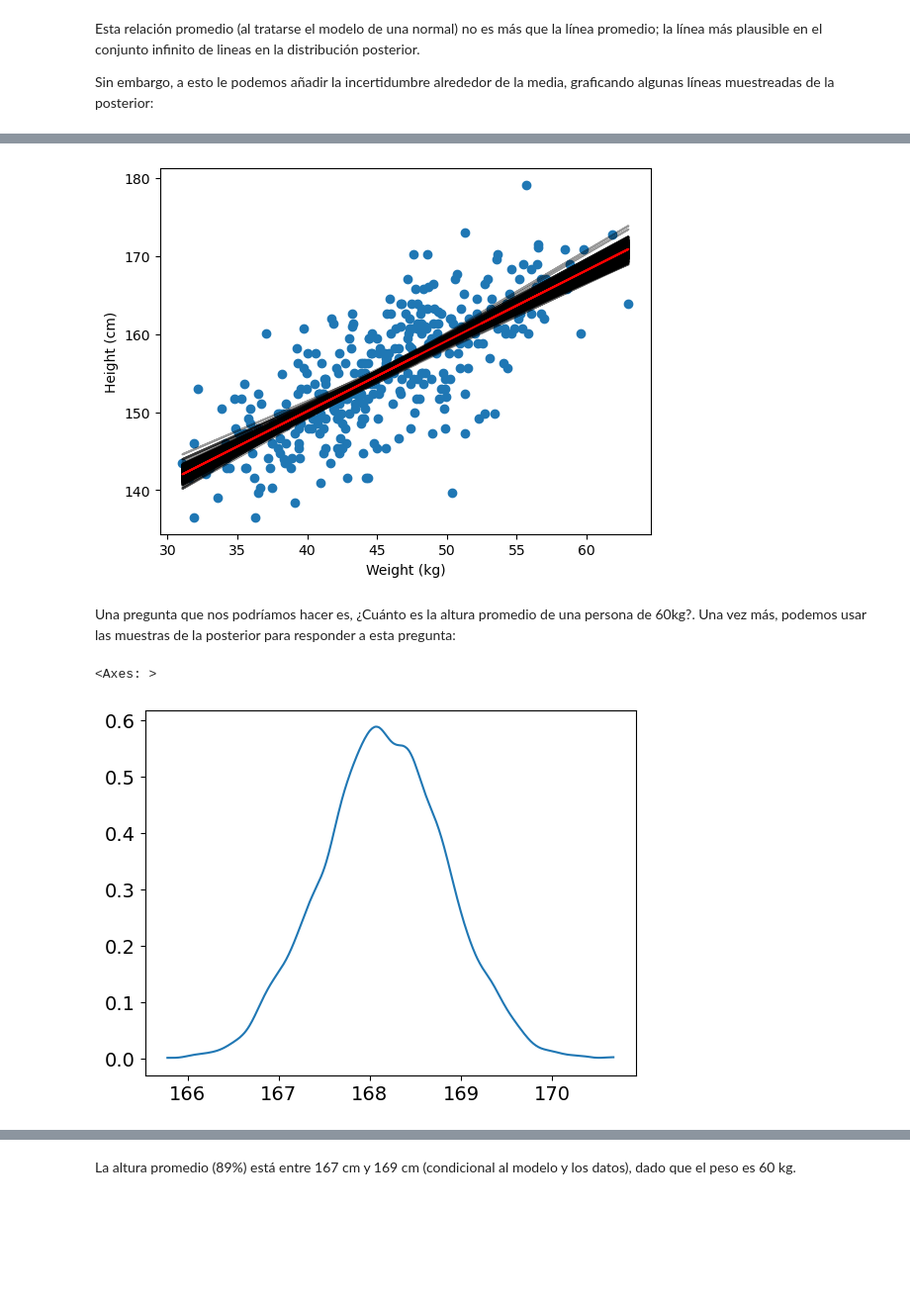
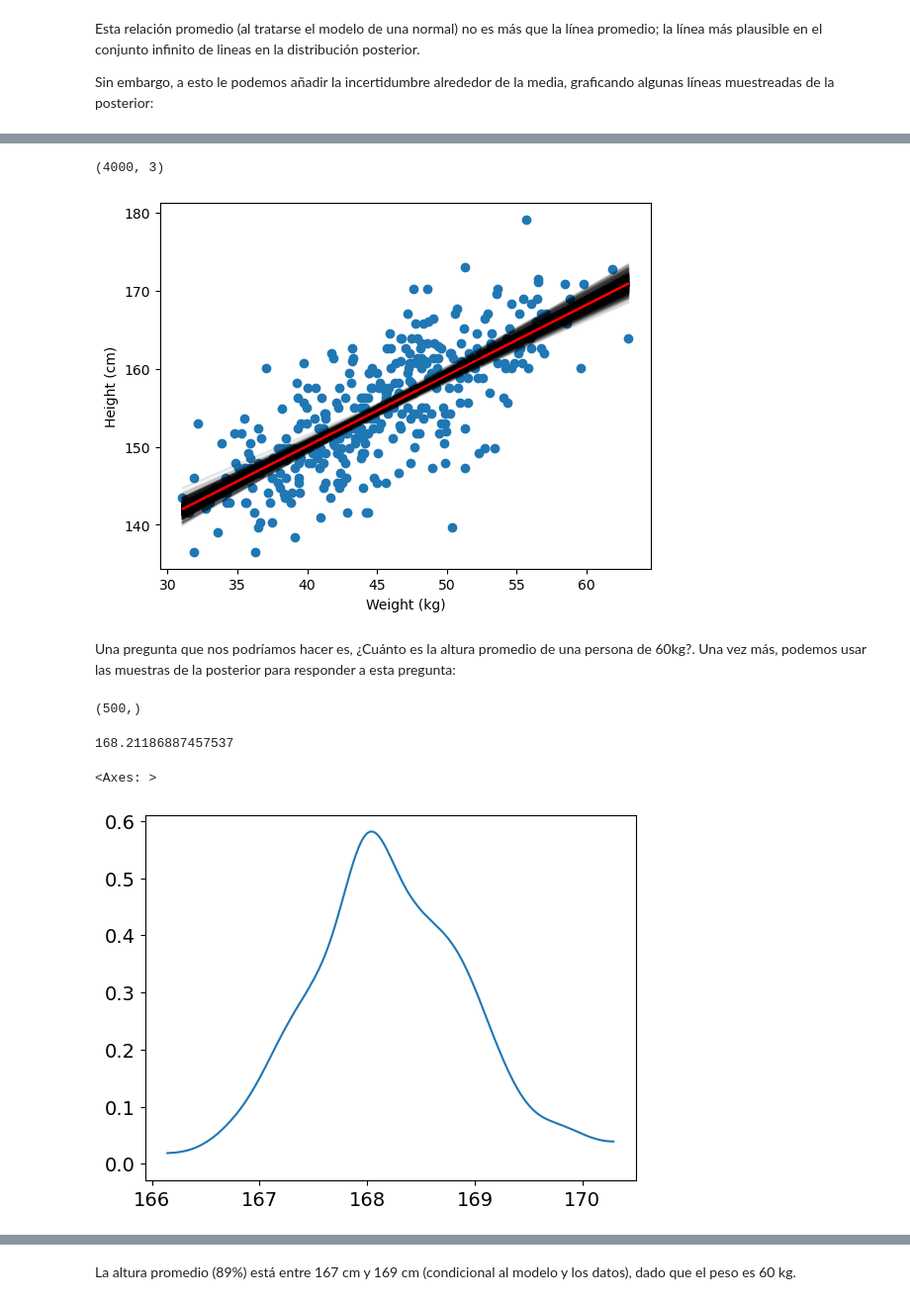
Before and after one commit to diego-mercadoc/mebo2023, a Jupyter notebook: modulo3/tema8/1-modelos-regresion-lineal.ipynb, the cells around one changed output, grey strips where cells are left out. Shown at 99% size. Saved outputs shown, nothing was run; the diff lists cells and outputs as text; code cells hidden in the pictures; blank space fills up the shorter version.

```diff
--- a/modulo3/tema8/1-modelos-regresion-lineal.ipynb
+++ b/modulo3/tema8/1-modelos-regresion-lineal.ipynb
@@ -373,8 +413,7 @@ $$
 from scipy.stats import lognorm
 # %%
 # Densidad lognormal
-b = lognorm(loc=0, s=1)
-x = np.linspace(0, 5, 100)
-plt.plot(x, b.pdf(x))
+x = np.linspace(0, 10, 1000)
+plt.plot(x, lognorm.pdf(x, loc=0, s=1))
 # %% [output]
 [<matplotlib.lines.Line2D at 0x...>]
@@ -417,22 +456,19 @@ $$
 
 **Estimemos la distribución posterior usando MCMC:**
 # %%
-with pm.Model() as height_predictive_model:
-    alpha = pm.Normal(name="alpha", mu=170, sigma=20)
-    beta = pm.Lognormal(name="beta", mu=0, sigma=1)
-    sigma = pm.Uniform(name="sigma", lower=0, upper=50)
-    mu = alpha + beta * (
-        adult_height_data["weight"].values
-        - adult_height_data["weight"].mean()
-    )
-    height = pm.Normal(
-        name="height",
-        mu=mu,
-        sigma=sigma,
-        observed=adult_height_data["height"]
-    )
+weight = adult_height_data["weight"]
+w_bar = weight.mean()
+with pm.Model() as height_model_predictive:
+    sigma = pm.Uniform("sigma", 0, 50)
 
-    idata = pm.sample()
+    a = pm.Normal("a", 170, 20)
+    b = pm.LogNormal("b", 0, 1)
+
+    mu = a + b * (weight - w_bar)
+
+    height = pm.Normal("height", mu, sigma, observed=adult_height_data["height"])
+
+    height_pred_idata = pm.sample()
 # %% [output]
 Auto-assigning NUTS sampler...
 Initializing NUTS using jitter+adapt_diag...
@@ -487,6 +543,6 @@ Esta relación promedio (al tratarse el modelo de una normal) no es más que la
 
 Sin embargo, a esto le podemos añadir la incertidumbre alrededor de la media, graficando algunas líneas muestreadas de la posterior:
 # %%
-posterior_df = idata.posterior.to_dataframe()
+posterior_df = height_pred_idata.posterior.to_dataframe()
 posterior_df.head()
 # %% [output]
@@ -500,8 +556,12 @@ posterior_df.head()
+# %%
+posterior_df.shape
+# %% [output]
+(4000, 3)
 # %%
 # Algunas muestras de la posterior
 samples = np.random.randint(low=0, high=4000, size=500)
 sampled_post = posterior_df.iloc[samples]
-post_mu = sampled_post["alpha"].values + sampled_post["beta"].values * (
+post_mu = sampled_post["a"].values + sampled_post["b"].values * (
     adult_height_data["weight"].values.reshape(-1, 1)
     - adult_height_data["weight"].mean()
 )
@@ -509,15 +569,11 @@ plt.plot(
     adult_height_data["weight"],
     post_mu,
     'k',
-    alpha=0.4
+    alpha=0.1
 )
 plt.plot(
     adult_height_data["weight"],
-    idata.posterior["alpha"].mean().item(0)
-    + idata.posterior["beta"].mean().item(0) * (
-        adult_height_data["weight"].values
-        - adult_height_data["weight"].mean()
-    ),
+    mu_mean,
     'r'
 )
 plt.scatter(
@@ -528,16 +584,25 @@ plt.xlabel("Weight (kg)")
 plt.ylabel("Height (cm)")
 plt.show()
 # %% [output]
-[figure, old version]
+[figure, new version]
 # %% [markdown]
 Una pregunta que nos podríamos hacer es, ¿Cuánto es la altura promedio de una persona de 60kg?. Una vez más, podemos usar las muestras de la posterior para responder a esta pregunta:
 # %%
-mu_at_60 = posterior_df["alpha"].values + posterior_df["beta"].values * (
+# mu at 60
+mu_at_60 = sampled_post["a"].values + sampled_post["b"].values * (
     60 - adult_height_data["weight"].mean()
 )
+mu_at_60.shape
+# %% [output]
+(500,)
+# %%
+mu_at_60.mean()
+# %% [output]
+168.21186887457537
 # %%
-az.plot_kde(mu_at_60, bw=0.1)
+# kde plot
+az.plot_kde(mu_at_60)
 # %% [output]
 <Axes: >
-[figure, old version]
+[figure, new version]
 # %%
```
Also changed, not shown: parts of 31 cells of this notebook.
